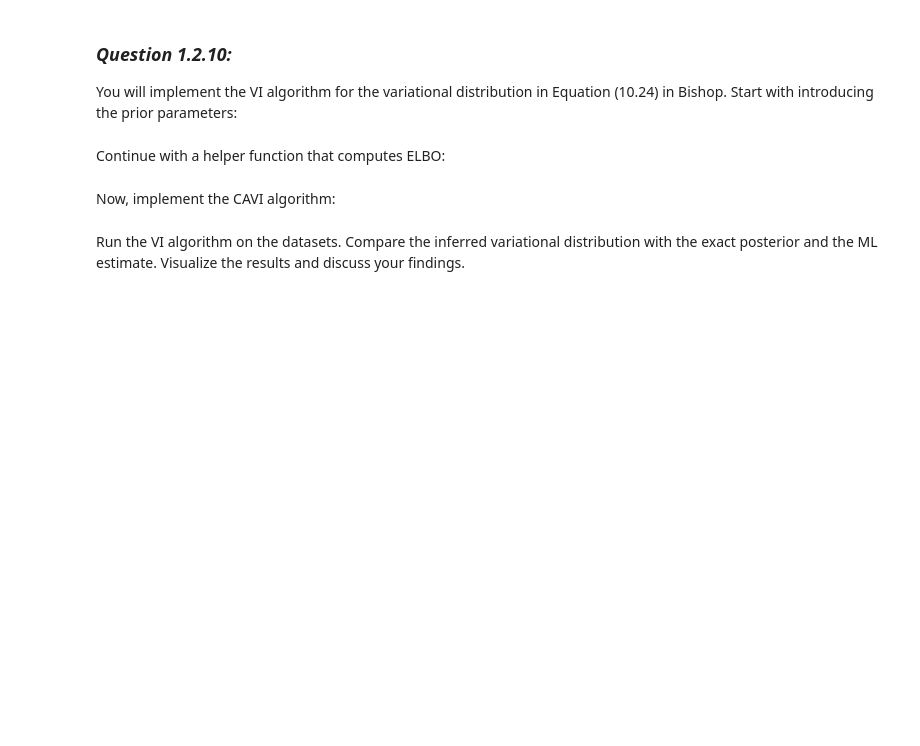
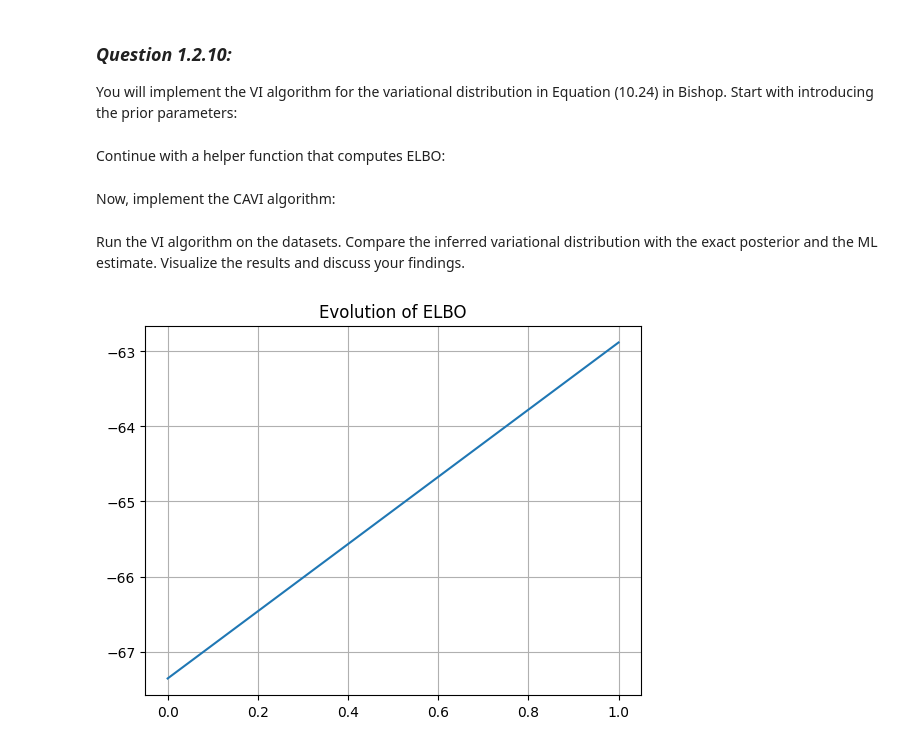
Before and after one commit to imjustmark/ML-Advanced-1A, a Jupyter notebook: 1A-2-HT24.ipynb, the cells around one changed output. Saved outputs shown, nothing was run; the diff lists cells and outputs as text; code cells hidden in the pictures; blank space fills up the shorter version.

```diff
--- a/1A-2-HT24.ipynb
+++ b/1A-2-HT24.ipynb
@@ -49,7 +49,7 @@ plt.show()
 
 Find ML estimates of the variables μ and τ
 # %%
-def ML_est(data):
+def ML_est(data, a_0, b_0, mu_0, lambda_0):
   # insert your code
   N = np.shape(data)[0]
   sum_xn = np.sum(data)
@@ -82,21 +82,13 @@ b_0 =
 # %% [markdown]
 Continue with a helper function that computes ELBO:
-# %%
-from scipy.stats import gamma, norm
-def compute_elbo (D, a_0, b_0, mu_0, lambda_0, a_N , b_N, mu_N, lambda_N):
-  # given the prior and posterior parameters together with the data,
-  # compute ELBO here
-
-
-  return elbo
+# %%
+from scipy.special import digamma, gamma
+sq2 = np.square
+def compute_elbo (D, a_0, b_0, mu_0, lambda_0, a_N , b_N, mu_N, lambda_N):
+  N = D.shape[0]
+  # given the prior and posterior parameters together with the data,
+  # compute ELBO here
+  return ((N-3)/2 + a_0 + a_N)*(digamma(a_N) - np.log(b_N)) -0.5 * np.log(lambda_N) + lambda_N*sq2(mu_N) + a_N*(np.log(b_N)-1)-np.log(gamma(a_N))     -0.5*a_N/b_N * ( (N+lambda_0)/lambda_N  - (N+lambda_0)*sq2(mu_N) - 2*mu_N * (lambda_0*mu_0 + np.sum(D, axis=0)) + lambda_0*sq2(mu_0) + 2*b_0 + np.sum(sq2(D), axis=0))
+   # +f(a_0, b_0, lambda_0, D)
 # %% [markdown]
 Now, implement the CAVI algorithm:
-# %%
-def CAVI(D, a_0, b_0, mu_0, lambda_0):
-  # make an initial guess for the expected value of tau
-  initial_guess_exp_tau =
-
-  # CAVI iterations ...
-    # save ELBO for each iteration, plot them afterwards to show convergence
-
-  return a_N, b_N, mu_N, lambda_N, elbos
@@ -106,11 +152,17 @@ distribution with the exact posterior and the ML estimate. Visualize the results
 findings.
 # %%
 # Insert your main code here
+# Example flow for dataset_2:
+mu_ml, tau_ml = ML_est(dataset_2, a_0, b_0, mu_0, lambda_0)
+a_N, b_N, mu_N, lambda_N, elbos = CAVI(dataset_2, a_0, b_0, mu_0, lambda_0)
 
 
-# Example flow for dataset_2:
-  ##  mu_ml, tau_ml = ML_est(dataset_2)
-  ##  a_N, b_N, mu_N, lambda_N, elbos = CAVI(dataset_2, a_0, b_0, mu_0, lambda_0)
-  ##  plot elbos, show convergence
-  ##  exact_post_dist_param = compute_exact_posterior(dataset_2, a_0, b_0, mu_0, lambda_0)
+plt.plot(elbos[1:])
+plt.grid(True)
+plt.title("Evolution of ELBO")
+plt.show()
+# exact_post_dist_param = compute_exact_posterior(dataset_2, a_0, b_0, mu_0, lambda_0)
+
   ##  compare exact_post_dist with the CAVI result ( = q(a_N, b_N, mu_N, lambda_N) ) using for ex. contour plots, show also ML estimate on this plot
+# %% [output]
+[figure, added]
```
Also changed, not shown: parts of 3 cells of this notebook.
